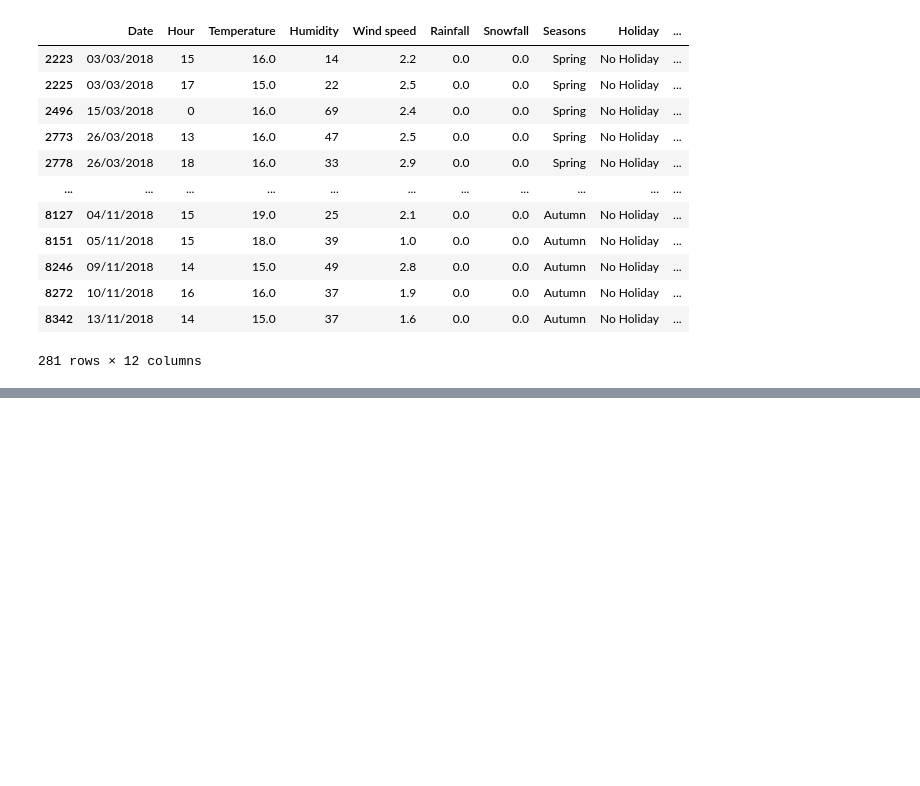
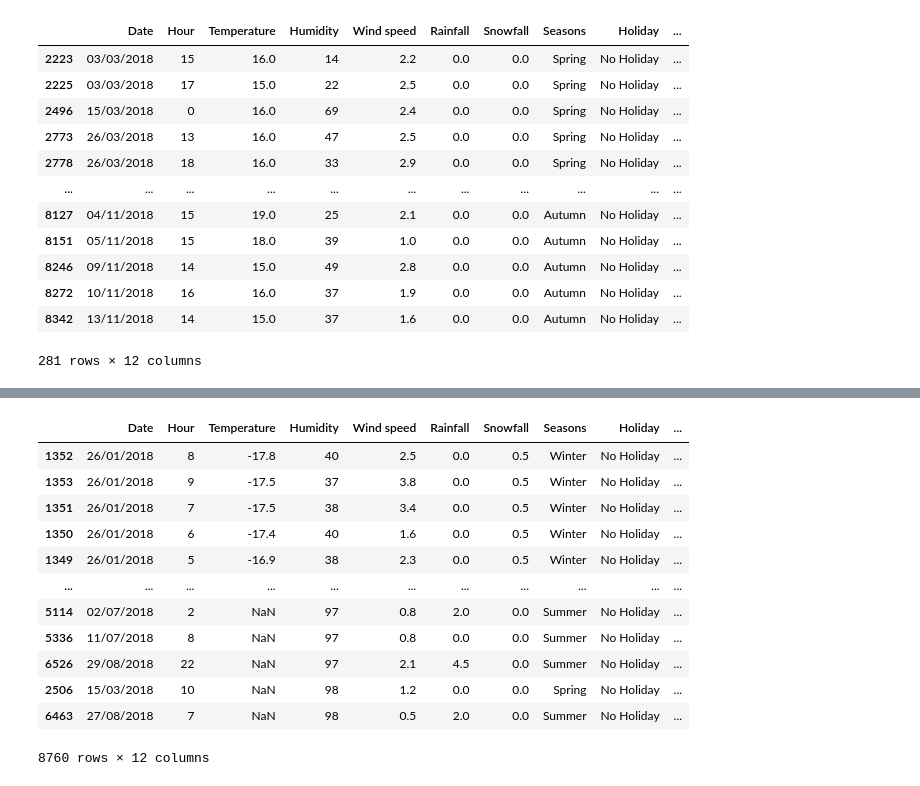
Before and after one commit to bazhil/introduction_in_statistics, a Jupyter notebook: 1. Starting with dataset/Starting with dataset.ipynb, the cells around one changed output, grey strips where cells are left out. Saved outputs shown, nothing was run; the diff lists cells and outputs as text; code cells hidden in the pictures; blank space fills up the shorter version.

```diff
--- a/1. Starting with dataset/Starting with dataset.ipynb
+++ b/1. Starting with dataset/Starting with dataset.ipynb
@@ -267,0 +334,17 @@ bikes[bikes['Temperature'].isin(range(15, 26))]
+# %%
+# Сортировка всего датасета по нескольким столбцам
+bikes.sort_values(by=['Temperature', 'Humidity'])
+# %% [output]
+|  | Date | Hour | Temperature | Humidity | Wind speed | Rainfall | Snowfall | Seasons | Holiday | ... |
+| 1352 | 26/01/2018 | 8 | -17.8 | 40 | 2.5 | 0.0 | 0.5 | Winter | No Holiday | ... |
+| 1353 | 26/01/2018 | 9 | -17.5 | 37 | 3.8 | 0.0 | 0.5 | Winter | No Holiday | ... |
+| 1351 | 26/01/2018 | 7 | -17.5 | 38 | 3.4 | 0.0 | 0.5 | Winter | No Holiday | ... |
+| 1350 | 26/01/2018 | 6 | -17.4 | 40 | 1.6 | 0.0 | 0.5 | Winter | No Holiday | ... |
+| 1349 | 26/01/2018 | 5 | -16.9 | 38 | 2.3 | 0.0 | 0.5 | Winter | No Holiday | ... |
+| ... | ... | ... | ... | ... | ... | ... | ... | ... | ... | ... |
+| 5114 | 02/07/2018 | 2 | NaN | 97 | 0.8 | 2.0 | 0.0 | Summer | No Holiday | ... |
+| 5336 | 11/07/2018 | 8 | NaN | 97 | 0.8 | 0.0 | 0.0 | Summer | No Holiday | ... |
+| 6526 | 29/08/2018 | 22 | NaN | 97 | 2.1 | 4.5 | 0.0 | Summer | No Holiday | ... |
+| 2506 | 15/03/2018 | 10 | NaN | 98 | 1.2 | 0.0 | 0.0 | Spring | No Holiday | ... |
+| 6463 | 27/08/2018 | 7 | NaN | 98 | 0.5 | 2.0 | 0.0 | Summer | No Holiday | ... |
+8760 rows × 12 columns
```
Also changed, not shown: parts of 5 cells of this notebook.
